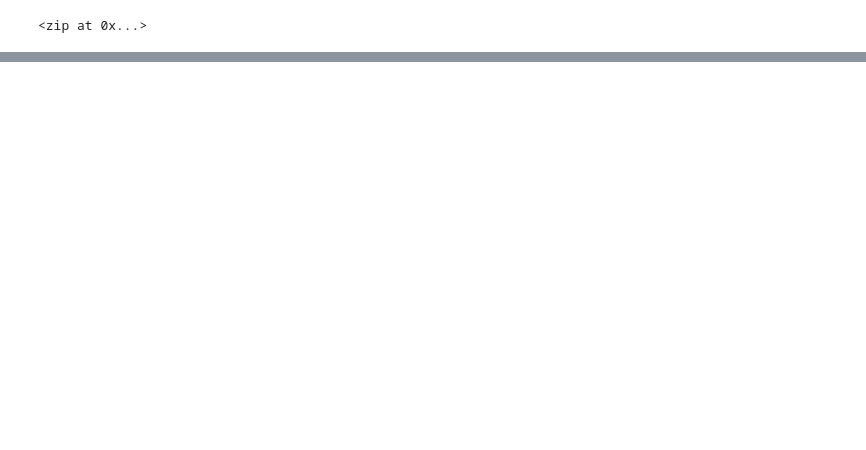
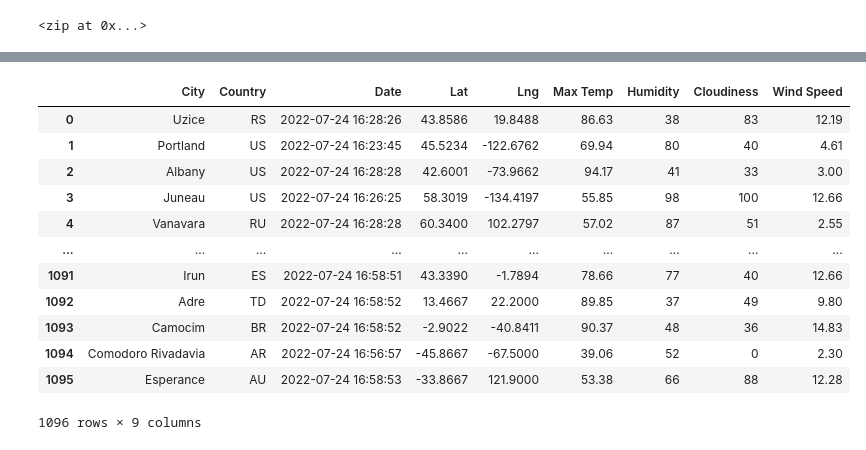
Before and after one commit to RKDSpace/World_Weather_Analysis, a Jupyter notebook: WeatherPy.ipynb, the cells around one changed output, grey strips where cells are left out. Drawn from its saved outputs; the diff is of its cells as text; code cells hidden in the pictures; blank space fills up the shorter version.

Commit message:
weather

```diff
--- a/WeatherPy.ipynb
+++ b/WeatherPy.ipynb
@@ -54,0 +104,10 @@ len(cities)
+# %%
+# Create an empty list to hold the weather data.
+city_data = []
+# Print the beginning of the logging.
+print("Beginning Data Retrieval     ")
+print("-----------------------------")
+
+# Create counters.
+record_count = 1
+set_count = 1
@@ -54,0 +117,12 @@ len(cities)
+# %%
+# Loop through all the cities in our list.
+for i in range(len(cities)):
+
+    # Group cities in sets of 50 for logging purposes.
+    if (i % 50 == 0 and i >= 50):
+        set_count += 1
+        record_count = 1
+        time.sleep(60)
+
+    # Create endpoint URL with each city.
+    city_url = url + "&q=" + cities[i]
@@ -54,0 +198,4 @@ len(cities)
+# %%
+# Convert the array of dictionaries to a Pandas DataFrame.
+city_data_df = pd.DataFrame(city_data)
+city_data_df.head(10)
@@ -54,0 +214,19 @@ len(cities)
+# %%
+new_column_order = ["City", "Country", "Date", "Lat", "Lng", "Max Temp", "Humidity", "Cloudiness", "Wind Speed"]
+# %%
+df = city_data_df[new_column_order]
+df
+# %% [output]
+|  | City | Country | Date | Lat | Lng | Max Temp | Humidity | Cloudiness | Wind Speed |
+| 0 | Uzice | RS | 2022-07-24 16:28:26 | 43.8586 | 19.8488 | 86.63 | 38 | 83 | 12.19 |
+| 1 | Portland | US | 2022-07-24 16:23:45 | 45.5234 | -122.6762 | 69.94 | 80 | 40 | 4.61 |
+| 2 | Albany | US | 2022-07-24 16:28:28 | 42.6001 | -73.9662 | 94.17 | 41 | 33 | 3.00 |
+| 3 | Juneau | US | 2022-07-24 16:26:25 | 58.3019 | -134.4197 | 55.85 | 98 | 100 | 12.66 |
+| 4 | Vanavara | RU | 2022-07-24 16:28:28 | 60.3400 | 102.2797 | 57.02 | 87 | 51 | 2.55 |
+| ... | ... | ... | ... | ... | ... | ... | ... | ... | ... |
+| 1091 | Irun | ES | 2022-07-24 16:58:51 | 43.3390 | -1.7894 | 78.66 | 77 | 40 | 12.66 |
+| 1092 | Adre | TD | 2022-07-24 16:58:52 | 13.4667 | 22.2000 | 89.85 | 37 | 49 | 9.80 |
+| 1093 | Camocim | BR | 2022-07-24 16:58:52 | -2.9022 | -40.8411 | 90.37 | 48 | 36 | 14.83 |
+| 1094 | Comodoro Rivadavia | AR | 2022-07-24 16:56:57 | -45.8667 | -67.5000 | 39.06 | 52 | 0 | 2.30 |
+| 1095 | Esperance | AU | 2022-07-24 16:58:53 | -33.8667 | 121.9000 | 53.38 | 66 | 88 | 12.28 |
+1096 rows × 9 columns
```
Also changed, not shown: parts of 16 cells of this notebook, 3 other files.
